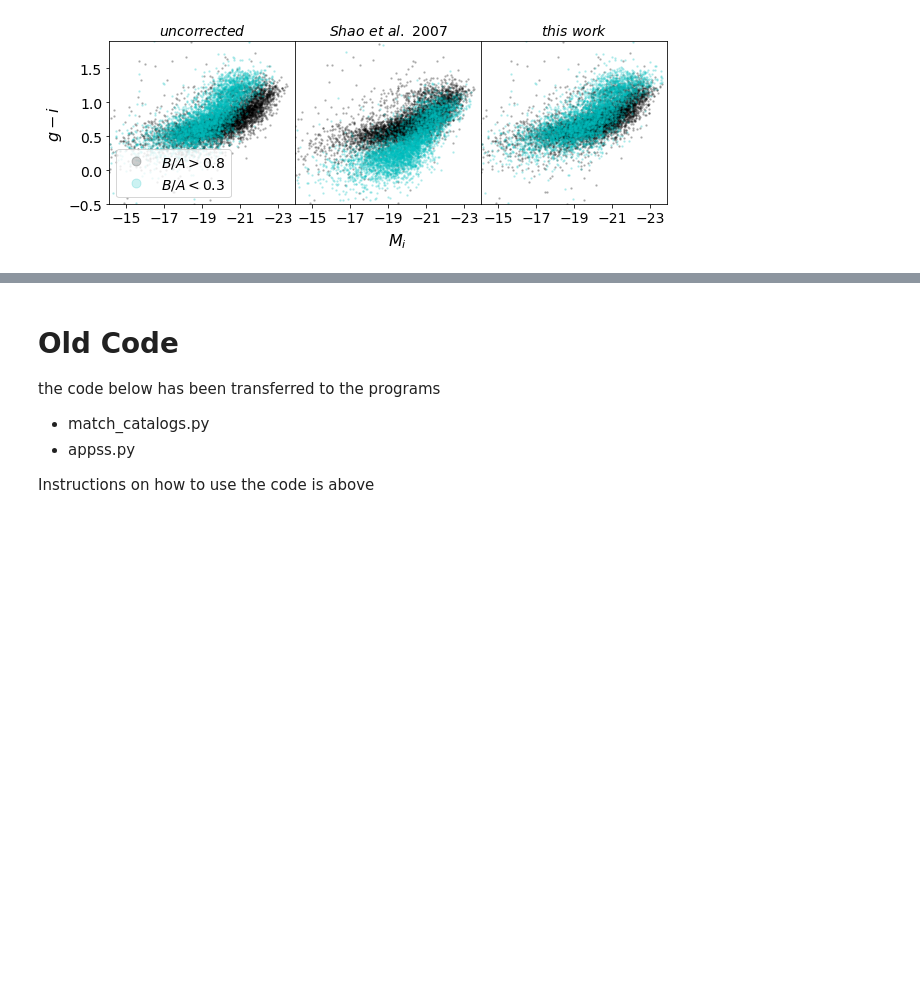
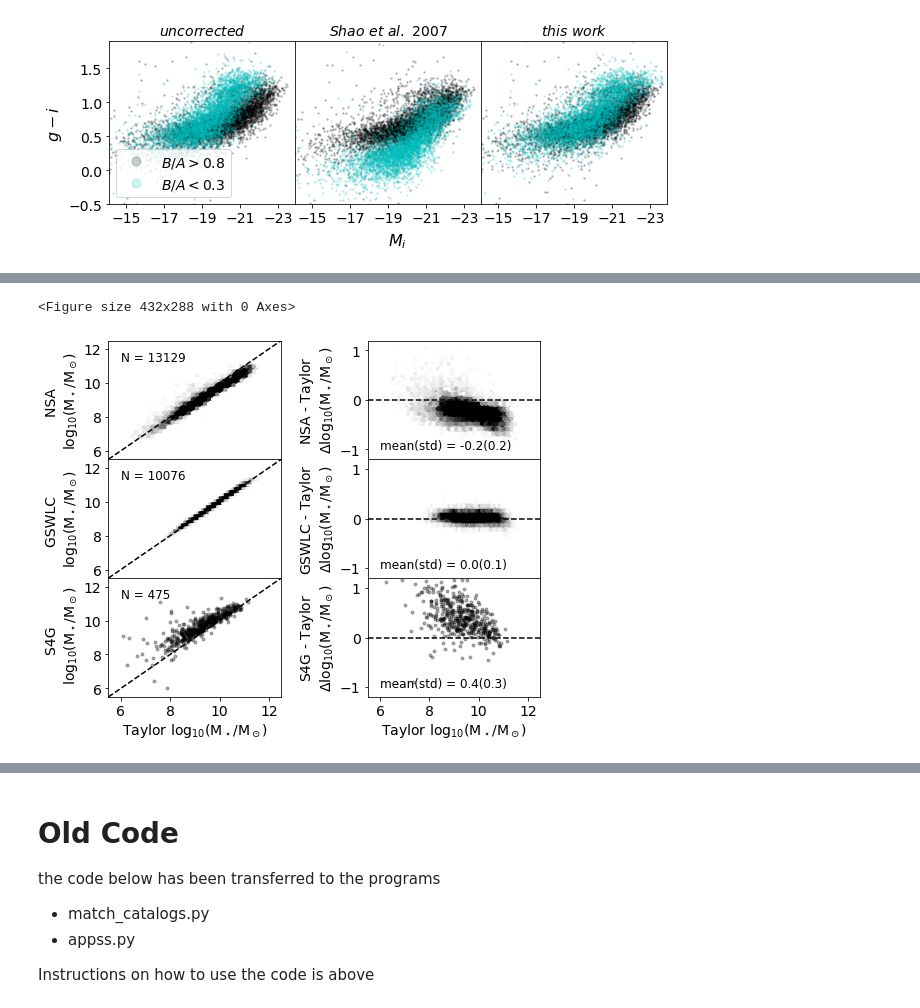
Before and after one commit to rfinn/APPSS, a Jupyter notebook: paper-plots.ipynb, the cells around one changed output, grey strips where cells are left out. Cells and saved outputs as stored; diff of their text form; code cells hidden in the pictures; blank space fills up the shorter version.

```diff
--- a/paper-plots.ipynb
+++ b/paper-plots.ipynb
@@ -88,0 +193,6 @@ number with S4G only =  64
+# %%
+%run a100sdss.py
+p.mstar()
+# %% [output]
+<Figure size 432x288 with 0 Axes>
+[figure, added]
```
Also changed, not shown: parts of 15 cells of this notebook, 3 other files.
